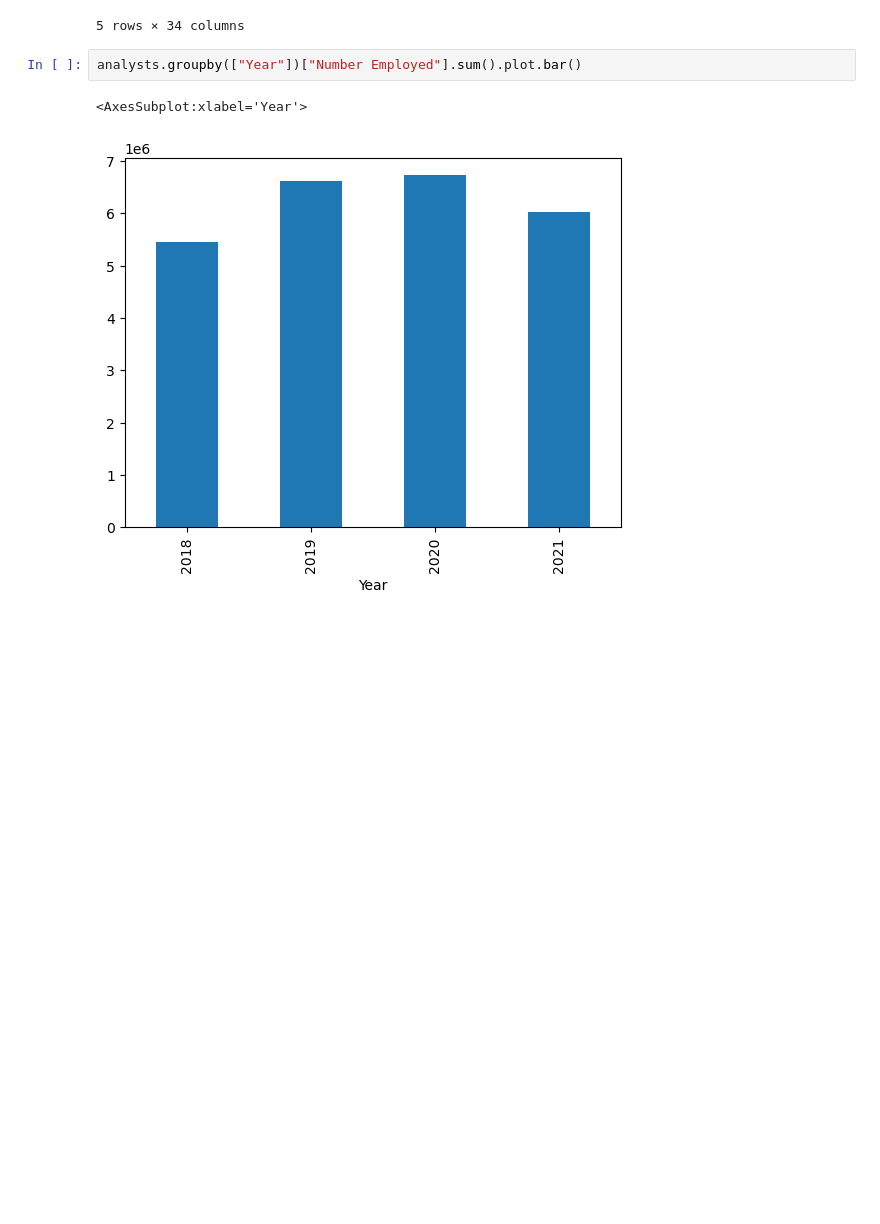
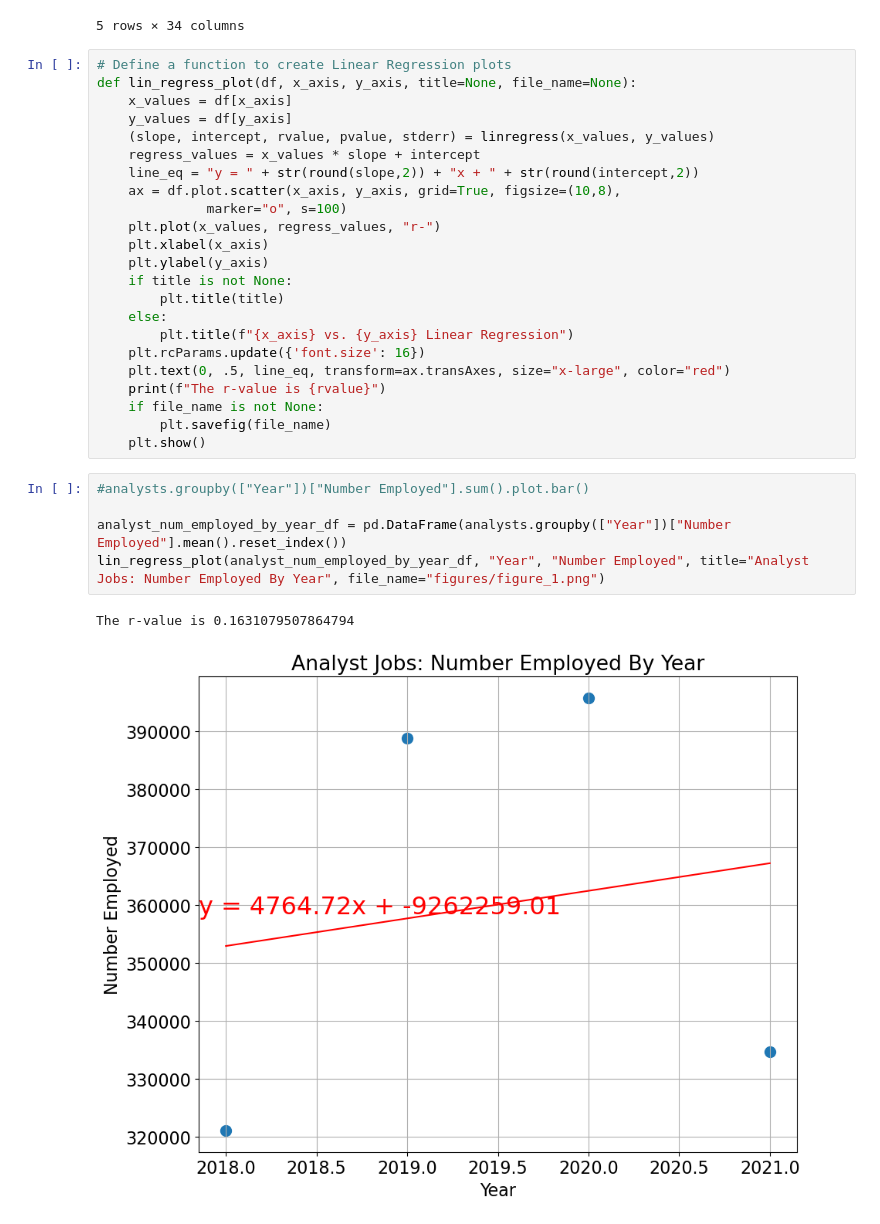
Before and after one commit to LC-Conner/Project-1, a Jupyter notebook: BLS Data 2018-2021 combined.ipynb, the cells around one changed output. Cells and saved outputs as stored; diff of their text form; blank space fills up the shorter version.

Commit message:
Updated BLS notebook with graphs and output figures as files

```diff
--- a/BLS Data 2018-2021 combined.ipynb
+++ b/BLS Data 2018-2021 combined.ipynb
@@ -85,9 +85,35 @@ analysts.head()
 | 100 | 13-1161 | Market Research Analysts and Mark... | detailed | 638200.0 | 1.0 | 34.11 | 70960.0 | ... |
 | 108 | 13-2030 | Budget Analysts | broad | 52810.0 | 1.1 | 38.38 | 79830.0 | ... |
 5 rows × 34 columns
+# %%
+# Define a function to create Linear Regression plots
+def lin_regress_plot(df, x_axis, y_axis, title=None, file_name=None):
+    x_values = df[x_axis]
+    y_values = df[y_axis]
+    (slope, intercept, rvalue, pvalue, stderr) = linregress(x_values, y_values)
+    regress_values = x_values * slope + intercept
+    line_eq = "y = " + str(round(slope,2)) + "x + " + str(round(intercept,2))
+    ax = df.plot.scatter(x_axis, y_axis, grid=True, figsize=(10,8),
+              marker="o", s=100)
+    plt.plot(x_values, regress_values, "r-")
+    plt.xlabel(x_axis)
+    plt.ylabel(y_axis)
+    if title is not None:
+        plt.title(title)
+    else:
+        plt.title(f"{x_axis} vs. {y_axis} Linear Regression")
+    plt.rcParams.update({'font.size': 16})
+    plt.text(0, .5, line_eq, transform=ax.transAxes, size="x-large", color="red")
+    print(f"The r-value is {rvalue}")
+    if file_name is not None:
+        plt.savefig(file_name)
+    plt.show()
 # %%
-analysts.groupby(["Year"])["Number Employed"].sum().plot.bar()
+#analysts.groupby(["Year"])["Number Employed"].sum().plot.bar()
+
+analyst_num_employed_by_year_df = pd.DataFrame(analysts.groupby(["Year"])["Number Employed"].mean().reset_index())
+lin_regress_plot(analyst_num_employed_by_year_df, "Year", "Number Employed", title="Analyst Jobs: Number Employed By Year", file_name="figures/figure_1.png")
 # %% [output]
-<AxesSubplot:xlabel='Year'>
+The r-value is 0.1631079507864794
-[figure, old version]
+[figure, new version]
 # %%
```
Also changed, not shown: parts of 4 cells of this notebook, 3 other files.
